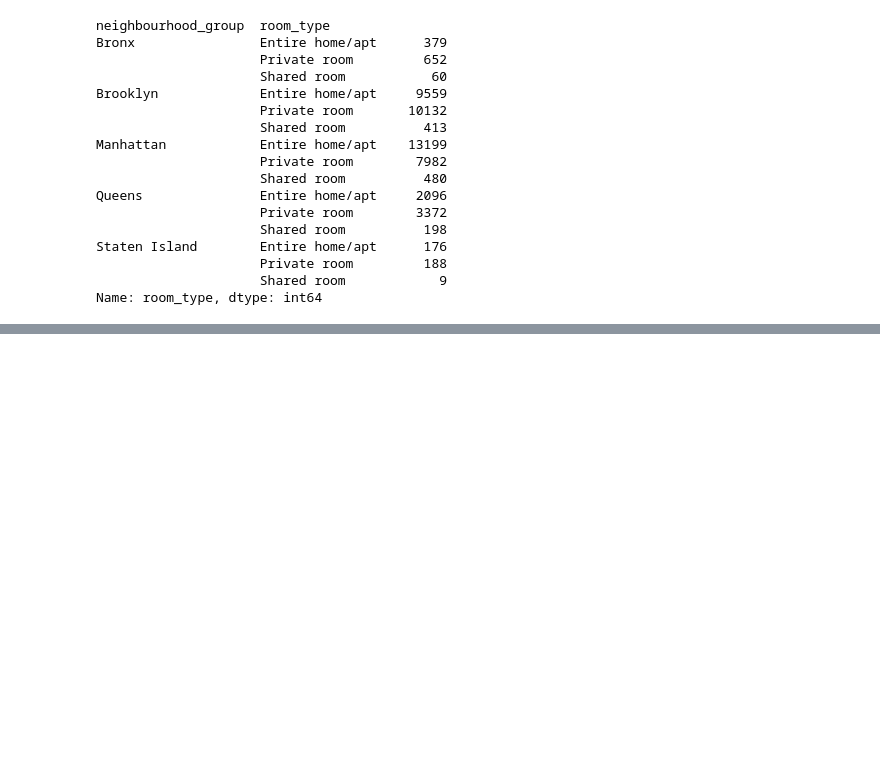
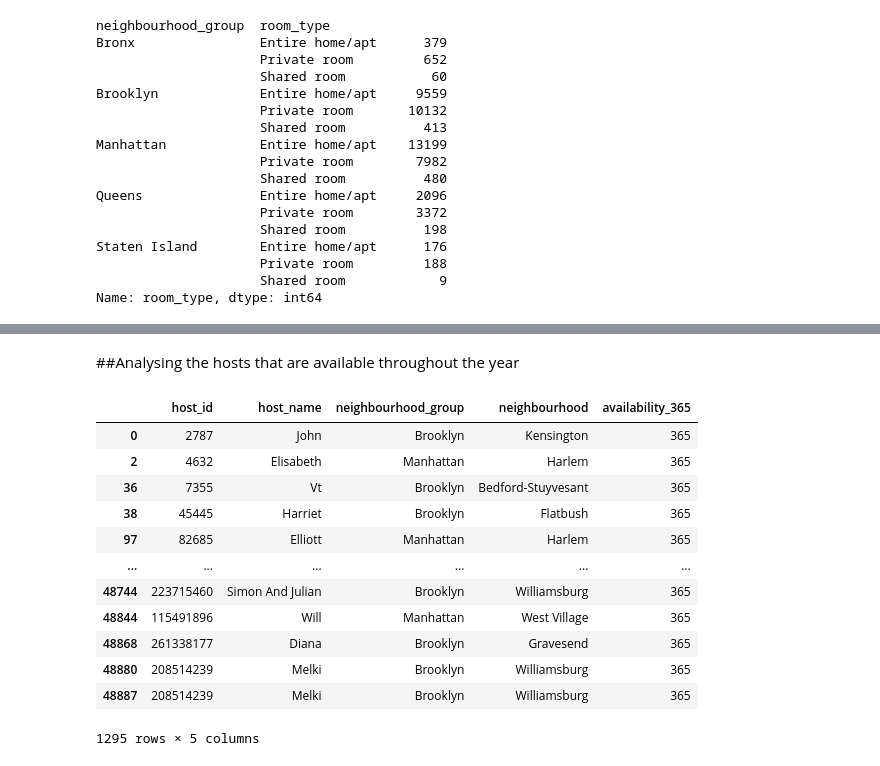
Before and after one commit to Mohamed-Harish-M-123/Capstone-Project-I, a Jupyter notebook: Airbnb_booking_analysis.ipynb, the cells around one changed output, grey strips where cells are left out. Drawn from its saved outputs; the diff is of its cells as text; code cells hidden in the pictures; blank space fills up the shorter version.

```diff
--- a/Airbnb_booking_analysis.ipynb
+++ b/Airbnb_booking_analysis.ipynb
@@ -314,0 +314,21 @@ plt.show()
+# %% [markdown]
+##Analysing the hosts that are available throughout the year
+# %%
+# Filter the data frame having the hosts available throughout the year
+
+host_available_365 = airbnbCopy[airbnbCopy['availability_365'] == 365]
+host_available_365[['host_id', 'host_name', 'neighbourhood_group', 'neighbourhood', 'availability_365']]
+# %% [output]
+|  | host_id | host_name | neighbourhood_group | neighbourhood | availability_365 |
+| 0 | 2787 | John | Brooklyn | Kensington | 365 |
+| 2 | 4632 | Elisabeth | Manhattan | Harlem | 365 |
+| 36 | 7355 | Vt | Brooklyn | Bedford-Stuyvesant | 365 |
+| 38 | 45445 | Harriet | Brooklyn | Flatbush | 365 |
+| 97 | 82685 | Elliott | Manhattan | Harlem | 365 |
+| ... | ... | ... | ... | ... | ... |
+| 48744 | 223715460 | Simon And Julian | Brooklyn | Williamsburg | 365 |
+| 48844 | 115491896 | Will | Manhattan | West Village | 365 |
+| 48868 | 261338177 | Diana | Brooklyn | Gravesend | 365 |
+| 48880 | 208514239 | Melki | Brooklyn | Williamsburg | 365 |
+| 48887 | 208514239 | Melki | Brooklyn | Williamsburg | 365 |
+1295 rows × 5 columns
```
Also changed, not shown: parts of 5 cells of this notebook.
